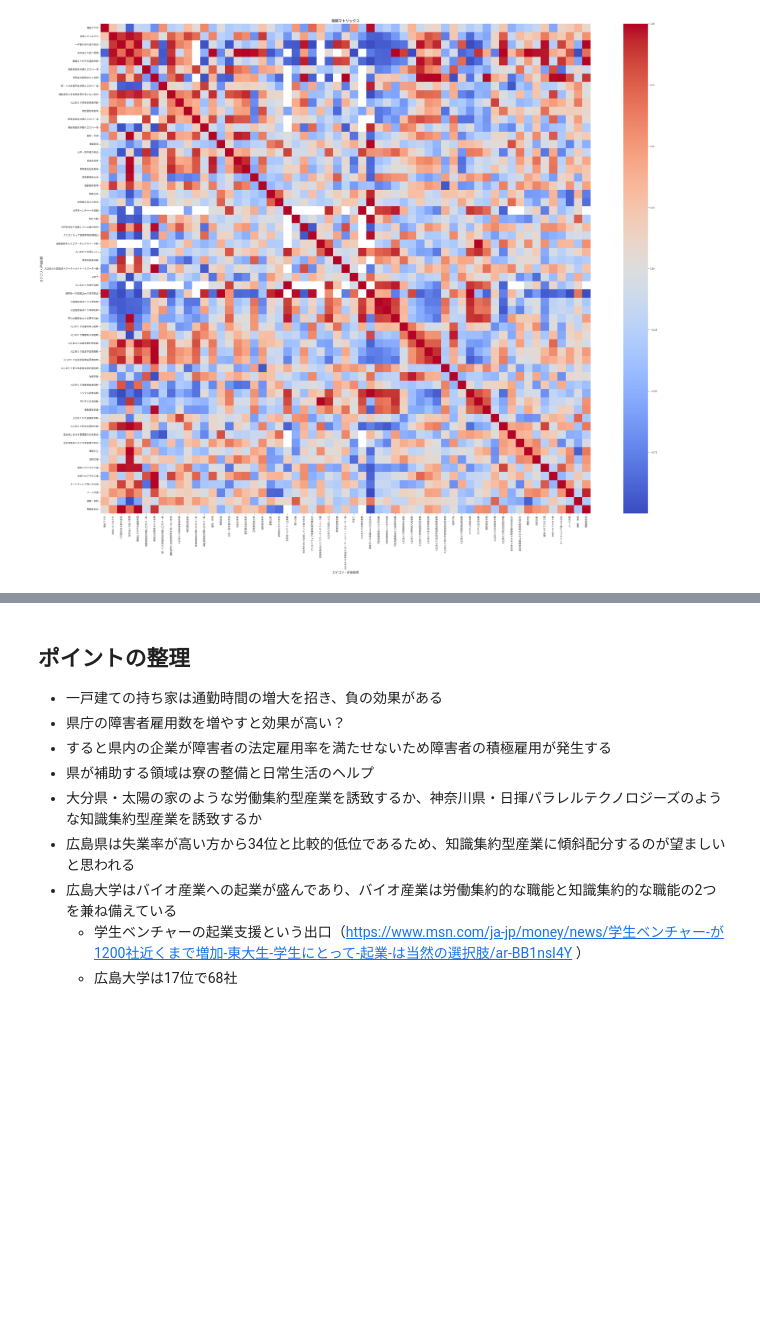
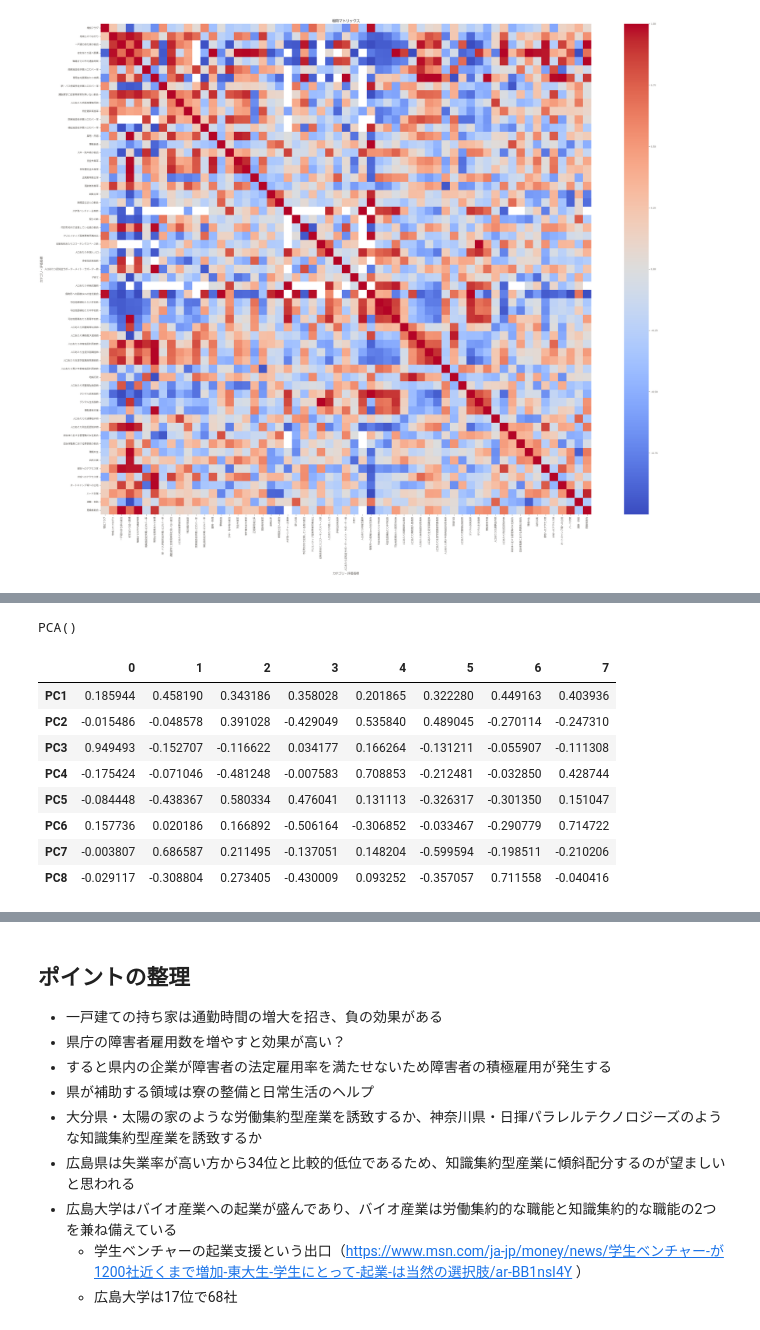
Before and after one commit to GuitarBuilderClass/census-of-people, a Jupyter notebook: notebooks/well_being_analysis.ipynb, the cells around one changed output, grey strips where cells are left out. Saved outputs shown, nothing was run; the diff lists cells and outputs as text; code cells hidden in the pictures; blank space fills up the shorter version.

```diff
--- a/notebooks/well_being_analysis.ipynb
+++ b/notebooks/well_being_analysis.ipynb
@@ -439,0 +405,20 @@ plt.show()
+# %%
+from sklearn.decomposition import PCA
+
+pca = PCA()
+pca.fit(autoscaled_X)
+# %% [output]
+PCA()
+# %%
+loadings = pd.DataFrame(pca.components_, index=[f"PC{i+1}" for i in range(len(autoscaled_X.columns))])
+loadings
+# %% [output]
+|  | 0 | 1 | 2 | 3 | 4 | 5 | 6 | 7 |
+| PC1 | 0.185944 | 0.458190 | 0.343186 | 0.358028 | 0.201865 | 0.322280 | 0.449163 | 0.403936 |
+| PC2 | -0.015486 | -0.048578 | 0.391028 | -0.429049 | 0.535840 | 0.489045 | -0.270114 | -0.247310 |
+| PC3 | 0.949493 | -0.152707 | -0.116622 | 0.034177 | 0.166264 | -0.131211 | -0.055907 | -0.111308 |
+| PC4 | -0.175424 | -0.071046 | -0.481248 | -0.007583 | 0.708853 | -0.212481 | -0.032850 | 0.428744 |
+| PC5 | -0.084448 | -0.438367 | 0.580334 | 0.476041 | 0.131113 | -0.326317 | -0.301350 | 0.151047 |
+| PC6 | 0.157736 | 0.020186 | 0.166892 | -0.506164 | -0.306852 | -0.033467 | -0.290779 | 0.714722 |
+| PC7 | -0.003807 | 0.686587 | 0.211495 | -0.137051 | 0.148204 | -0.599594 | -0.198511 | -0.210206 |
+| PC8 | -0.029117 | -0.308804 | 0.273405 | -0.430009 | 0.093252 | -0.357057 | 0.711558 | -0.040416 |
```
Also changed, not shown: parts of 13 cells of this notebook, 8 other files.
